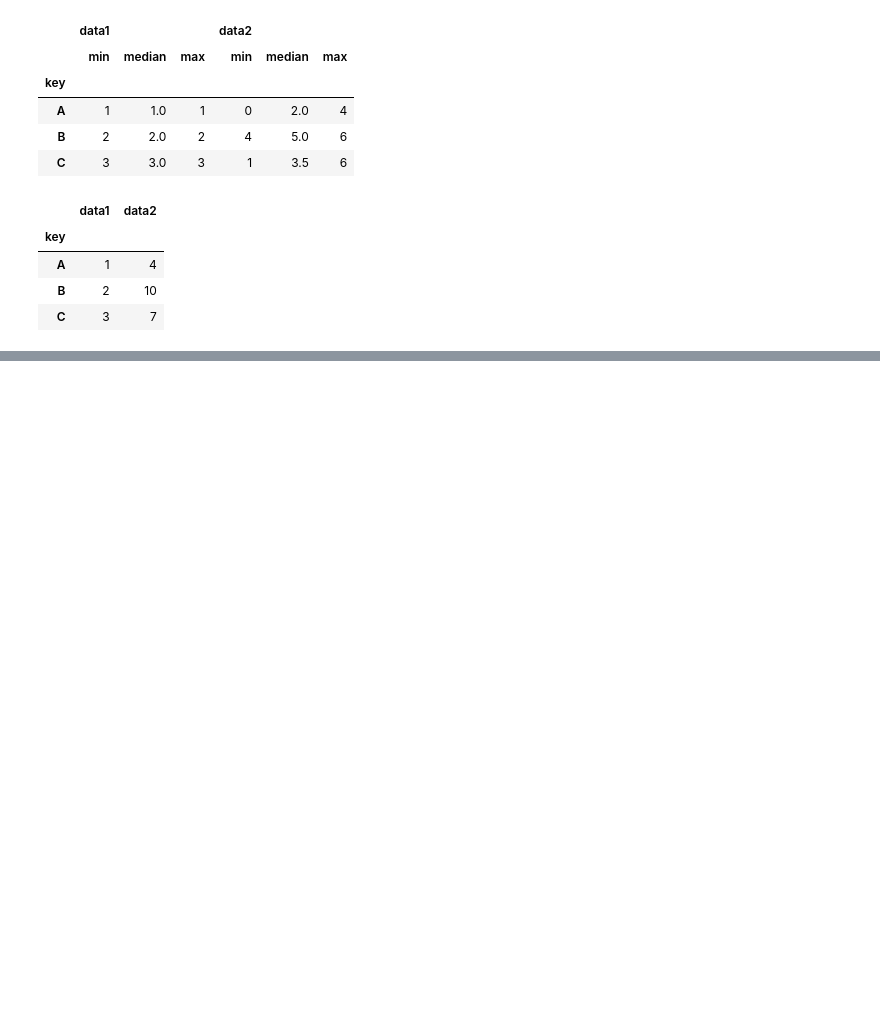
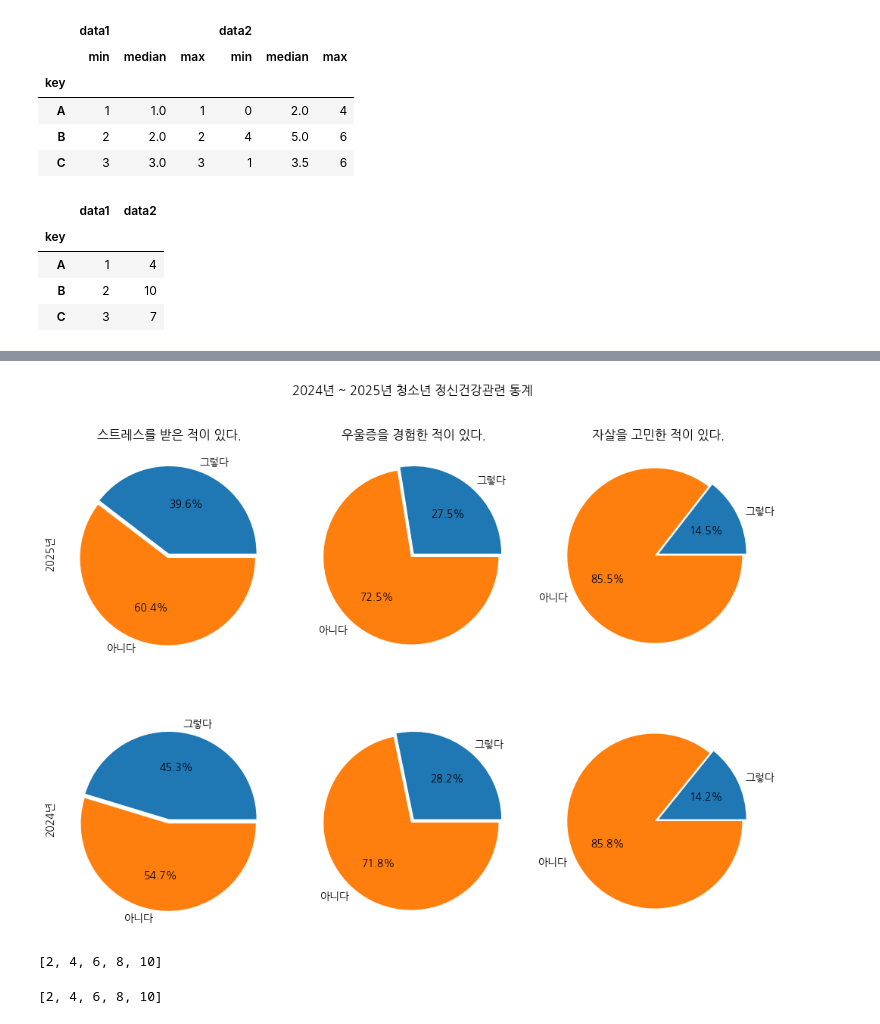
Before and after one commit to JeongHui-seong/py_hs01, a Jupyter notebook: python11.ipynb, the cells around one changed output, grey strips where cells are left out. Saved outputs shown, nothing was run; the diff lists cells and outputs as text; code cells hidden in the pictures; blank space fills up the shorter version.

```diff
--- a/python11.ipynb
+++ b/python11.ipynb
@@ -580,3 +595,17 @@ df.groupby('key').aggregate({'data1':'max','data2':'sum'})
 | A | 1 | 4 |
 | B | 2 | 10 |
 | C | 3 | 7 |
+# %%
+import pandas as pd
+
+file_path = "dataset/청소년정신건강20250304.csv"
+ori = pd.read_csv(file_path)
+ori = ori.loc[:,'스트레스 인지율':]
+ori.columns = ['스트레스', '스트레스 남학생','스트레스 여학생', '우울감 경험율', '우울 남학생', '우울 여학생', '자살 생각율', '자살 남학생', '자살 여학생']
+ori.loc[1:] = ori.loc[1:].astype('float64')
+ori = ori.loc[1:]
+ori.loc[3] = 100 - ori.loc[1]
+ori.loc[4] = 100 - ori.loc[2]
+ori['응답'] = ['그렇다','그렇다','아니다','아니다']
+ori = ori.set_index('응답')
+ori
@@ -582,0 +634,53 @@ df.groupby('key').aggregate({'data1':'max','data2':'sum'})
+# %%
+fig, ax = plt.subplots(2,3,figsize = (10,8))
+pd.set_option('future.no_silent_downcasting', True)
+
+ori.iloc[:4:2]['스트레스'].plot.pie(explode = [0, 0.05], ax = ax[0][0], autopct = "%.1f%%")
+ax[0][0].set_title('스트레스를 받은 적이 있다.')
+ax[0][0].set_ylabel('2025년')
+
+ori.iloc[:4:2]['우울감 경험율'].plot.pie(explode = [0, 0.05], ax = ax[0][1], autopct = "%.1f%%")
+ax[0][1].set_title('우울증을 경험한 적이 있다.')
+ax[0][1].set_ylabel('')
+
+ori.iloc[:4:2]['자살 생각율'].plot.pie(explode = [0, 0.05], ax = ax[0][2], autopct = "%.1f%%")
+ax[0][2].set_title('자살을 고민한 적이 있다.')
+ax[0][2].set_ylabel('')
+
+ori.iloc[1:4:2]['스트레스'].plot.pie(explode = [0, 0.05], ax = ax[1][0], autopct = "%.1f%%")
+ax[1][0].set_ylabel('2024년')
+
+ori.iloc[1:4:2]['우울감 경험율'].plot.pie(explode = [0, 0.05], ax = ax[1][1], autopct = "%.1f%%")
+ax[1][1].set_ylabel('')
+
+ori.iloc[1:4:2]['자살 생각율'].plot.pie(explode = [0, 0.05], ax = ax[1][2], autopct = "%.1f%%")
+ax[1][2].set_ylabel('')
+
+plt.suptitle('2024년 ~ 2025년 청소년 정신건강관련 통계')
+plt.tight_layout()
+plt.show()
+# %% [output]
+[figure, added]
+# %%
+t = list(range(1,11))
+result = []
+def is_even(x):
+    return True if x % 2 == 0 else False
+
+for i in t:
+    if is_even(i):
+        result.append(i)
+
+print(result)
+# %% [output]
+[2, 4, 6, 8, 10]
+# %%
+t = list(range(1,11))
+result = []
+def is_even(x):
+    return True if x % 2 == 0 else False
+
+result = filter(is_even,t)
+print(list(result))
+# %% [output]
+[2, 4, 6, 8, 10]
```
Also changed, not shown: parts of 22 cells of this notebook, 5 other files.
